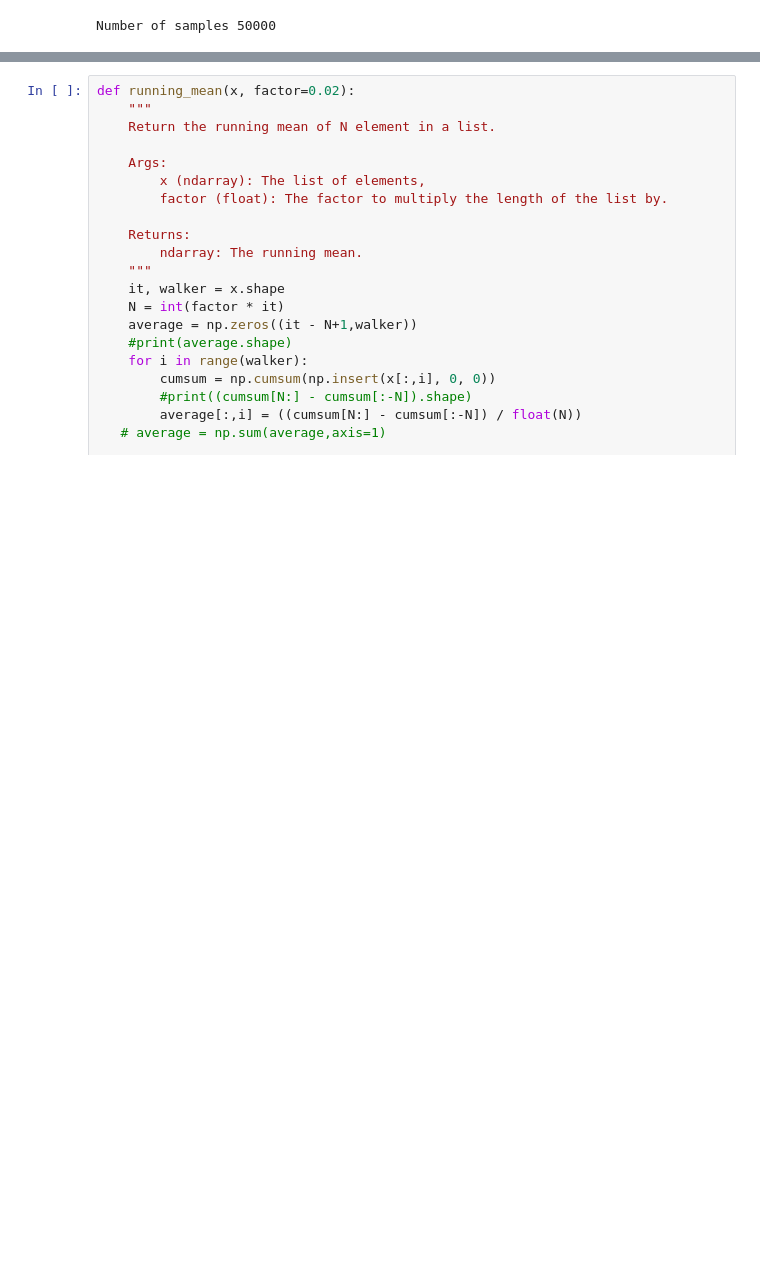
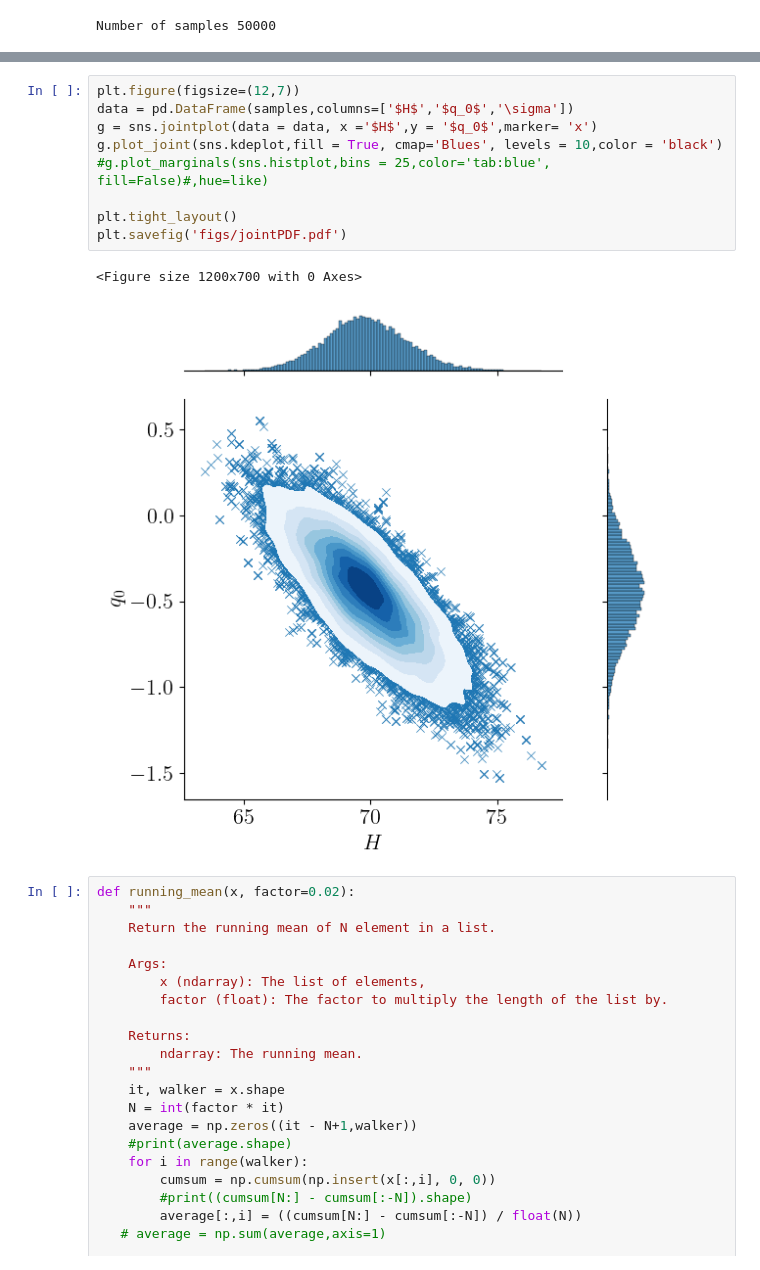
Before and after one commit to j-haralds/Advanced_sim, a Jupyter notebook: proj1_shared/proj1_jonatan.ipynb, the cells around one changed output, grey strips where cells are left out. Drawn from its saved outputs; the diff is of its cells as text; blank space fills up the shorter version.

```diff
--- a/proj1_shared/proj1_jonatan.ipynb
+++ b/proj1_shared/proj1_jonatan.ipynb
@@ -471,3 +464,15 @@ fig = corner.corner(samples, labels=[r"$H_0$", r"$q_0$",r"$\sigma^2$"], color='k
+# %%
+plt.figure(figsize=(12,7))
+data = pd.DataFrame(samples,columns=['$H$','$q_0$','\sigma'])
+g = sns.jointplot(data = data, x ='$H$',y = '$q_0$',marker= 'x')
+g.plot_joint(sns.kdeplot,fill = True, cmap='Blues', levels = 10,color = 'black')
+#g.plot_marginals(sns.histplot,bins = 25,color='tab:blue', fill=False)#,hue=like)
+
+plt.tight_layout()
+plt.savefig('figs/jointPDF.pdf')
+# %% [output]
+<Figure size 1200x700 with 0 Axes>
+[figure, added]
 # %%
 def running_mean(x, factor=0.02):
     """
```
Also changed, not shown: parts of 5 cells of this notebook, 2 other files.
